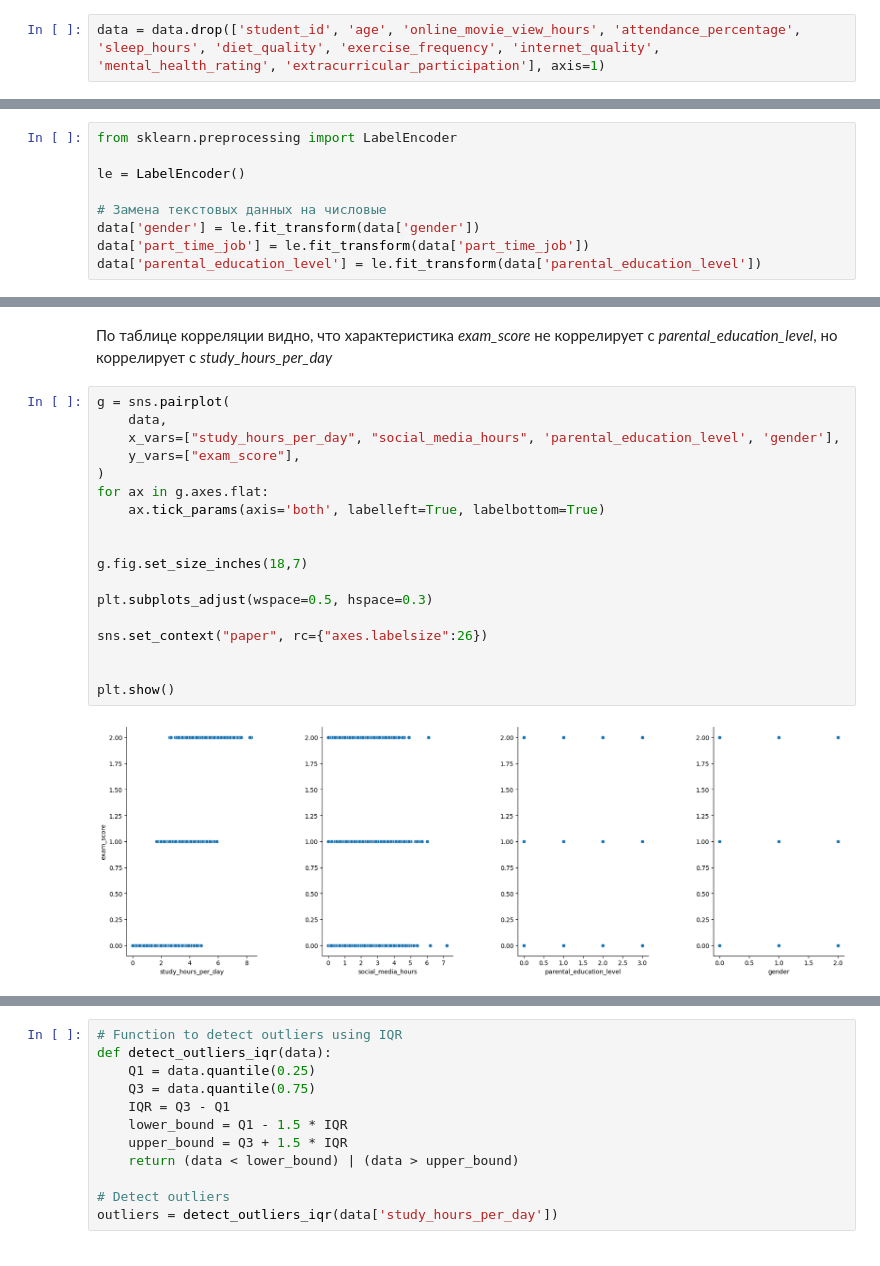
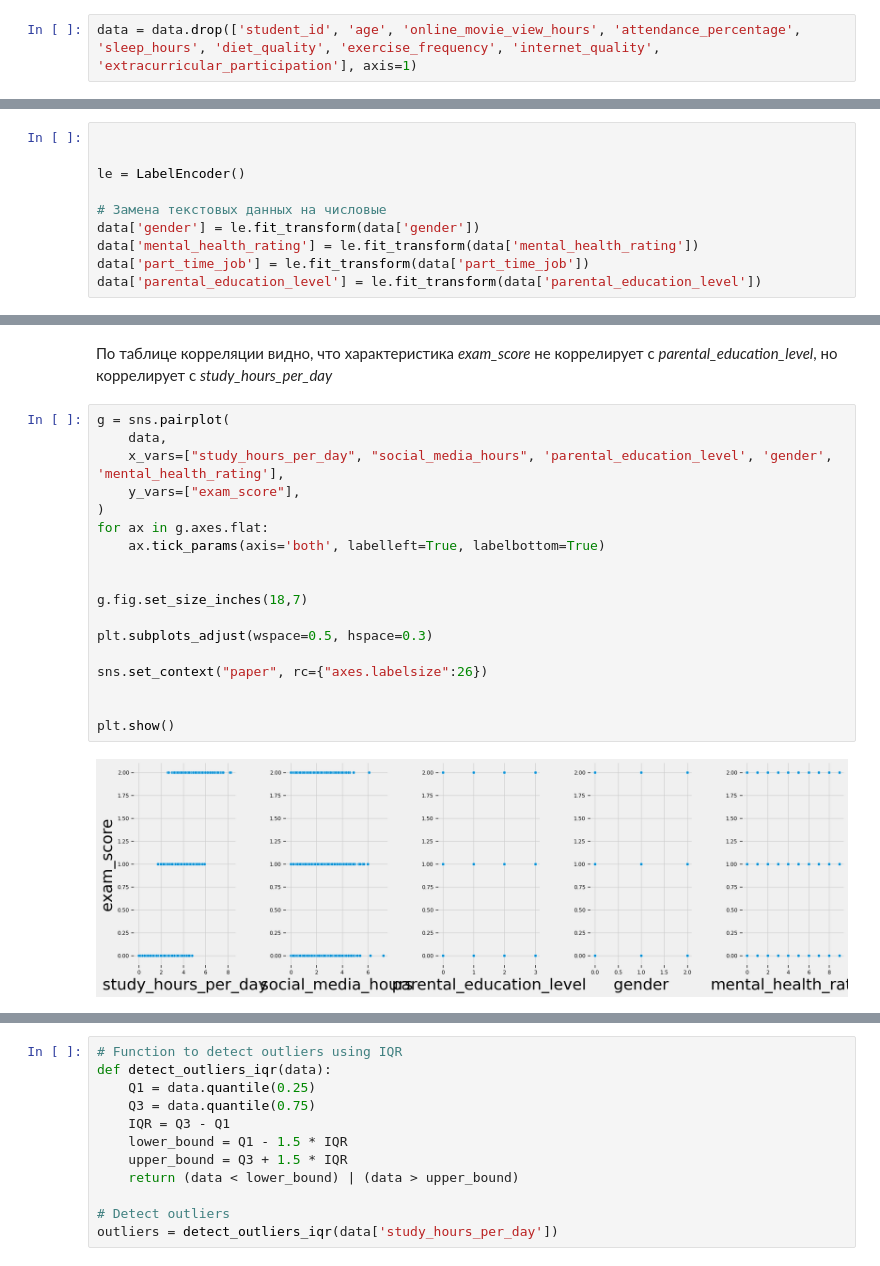
Before and after one commit to GordStep/lab-work-Linear-regression, a Jupyter notebook: source/main.ipynb, the cells around one changed output, grey strips where cells are left out. Cells and saved outputs as stored; diff of their text form.

```diff
--- a/source/main.ipynb
+++ b/source/main.ipynb
@@ -142,7 +143,7 @@ data.head(20)
 | 18 | S1018 | 24 | Other | 2.0 | 4.9 | 2.9 | ... |
 | 19 | S1019 | 19 | Male | 1.8 | 2.5 | 2.4 | ... |
 # %%
-data = data.drop(['student_id', 'age', 'online_movie_view_hours', 'attendance_percentage', 'sleep_hours', 'diet_quality', 'exercise_frequency', 'internet_quality', 'mental_health_rating', 'extracurricular_participation'], axis=1)
+data = data.drop(['student_id', 'age', 'online_movie_view_hours', 'attendance_percentage', 'sleep_hours', 'diet_quality', 'exercise_frequency', 'internet_quality', 'extracurricular_participation'], axis=1)
 # %%
 data.head(5)
 # %% [output]
@@ -155,10 +156,11 @@ data.head(5)
 # %%
-from sklearn.preprocessing import LabelEncoder
+
 
 le = LabelEncoder()
 
 # Замена текстовых данных на числовые
 data['gender'] = le.fit_transform(data['gender'])
+data['mental_health_rating'] = le.fit_transform(data['mental_health_rating'])
 data['part_time_job'] = le.fit_transform(data['part_time_job'])
 data['parental_education_level'] = le.fit_transform(data['parental_education_level'])
 # %%
@@ -212,23 +214,23 @@ plt.show()
 # %%
 g = sns.pairplot(
     data,
-    x_vars=["study_hours_per_day", "social_media_hours", 'parental_education_level', 'gender'],
+    x_vars=["study_hours_per_day", "social_media_hours", 'parental_education_level', 'gender', 'mental_health_rating'],
     y_vars=["exam_score"],
 )
 for ax in g.axes.flat:
     ax.tick_params(axis='both', labelleft=True, labelbottom=True)
 
 
 g.fig.set_size_inches(18,7)
 
 plt.subplots_adjust(wspace=0.5, hspace=0.3)
 
 sns.set_context("paper", rc={"axes.labelsize":26})
 
 
 plt.show()
 # %% [output]
-[figure, old version]
+[figure, new version]
 # %%
 # Построение ящика с усами
 plt.boxplot(data)
```
Also changed, not shown: parts of 38 cells of this notebook, 1 other file.
